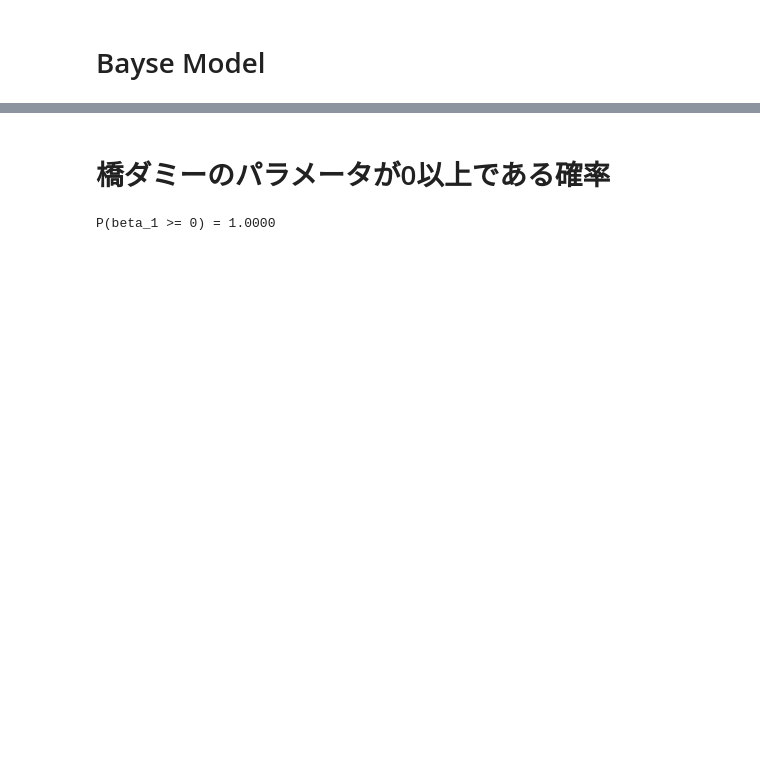
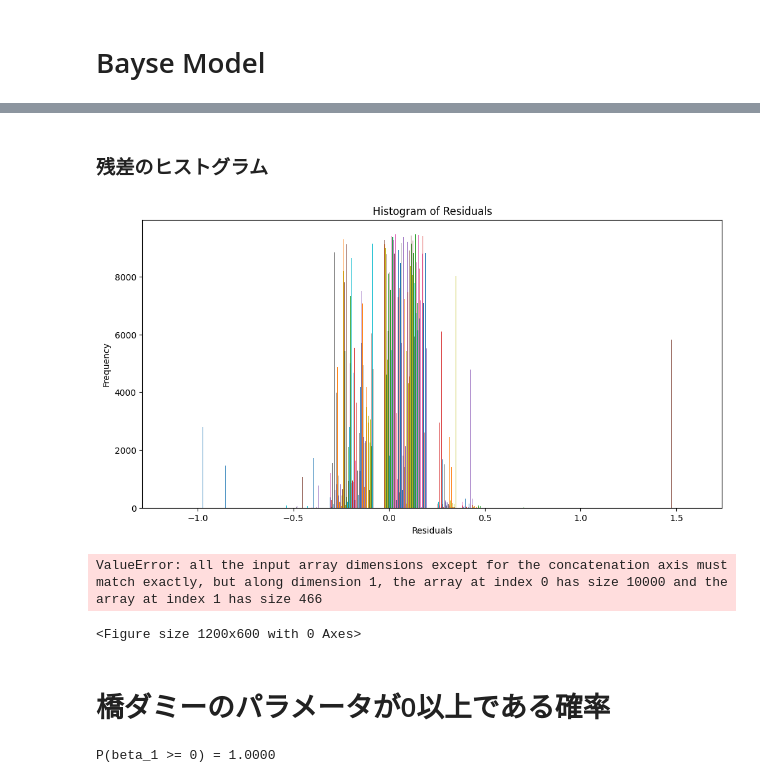
Before and after one commit to Keisei-Akiya/bridge-straw-effects, a Jupyter notebook: src/analysis/5years/bm_nomal.ipynb, the cells around one changed output, grey strips where cells are left out. Drawn from its saved outputs; the diff is of its cells as text; code cells hidden in the pictures; blank space fills up the shorter version.

```diff
--- a/src/analysis/5years/bm_nomal.ipynb
+++ b/src/analysis/5years/bm_nomal.ipynb
@@ -140,3 +105,23 @@ plt.show()
+# %% [markdown]
+### 残差のヒストグラム
+# %%
+plt.figure(figsize=(12, 6))
+plt.hist(residuals)
+plt.xlabel("Residuals")
+plt.ylabel("Frequency")
+plt.title("Histogram of Residuals")
+plt.show()
+# %% [output]
+[figure, added]
+# %%
+# 残差のQQプロット
+plt.figure(figsize=(12, 6))
+stats.probplot(residuals, dist="norm", plot=plt)
+plt.title("QQ Plot of Residuals")
+plt.show()
+# %% [output]
+ValueError: all the input array dimensions except for the concatenation axis must match exactly, but along dimension 1, the array at index 0 has size 10000 and the array at index 1 has size 466
+<Figure size 1200x600 with 0 Axes>
 # %% [markdown]
 # 橋ダミーのパラメータが0以上である確率
 # %%
```
Also changed, not shown: parts of 15 cells of this notebook, 14 other files.
